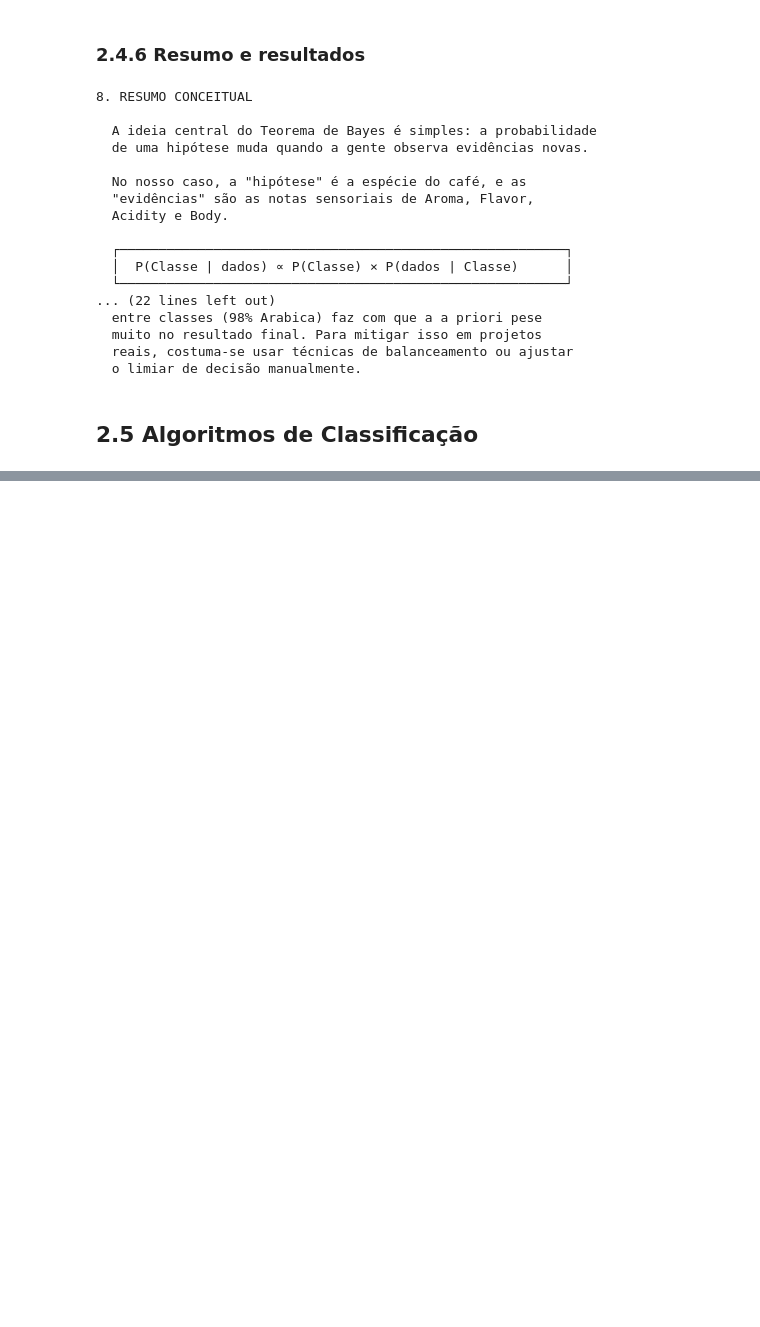
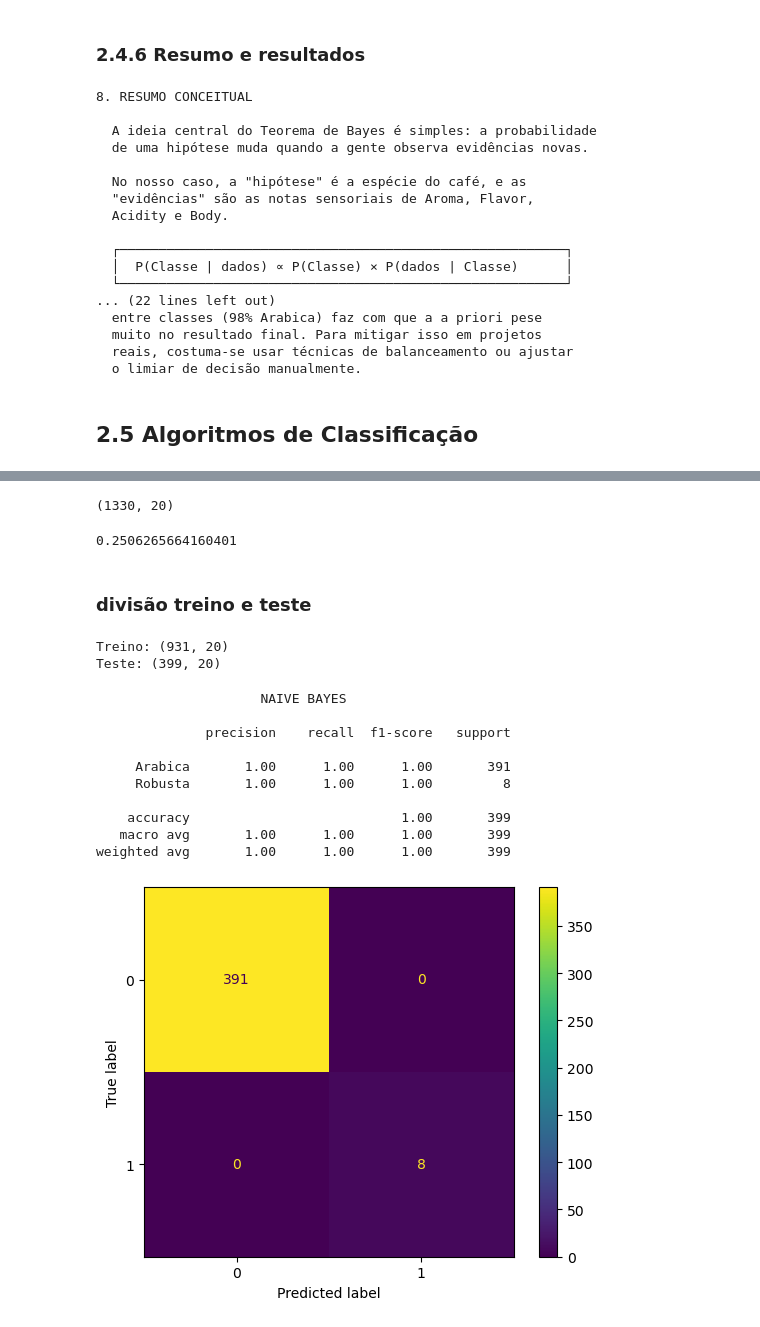
Before and after one commit to analiceajpinheiro/Super_Projeto_Cafe, a Jupyter notebook: analise.ipynb, the cells around one changed output, grey strips where cells are left out. Cells and saved outputs as stored; diff of their text form; code cells hidden in the pictures; blank space fills up the shorter version.

```diff
--- a/analise.ipynb
+++ b/analise.ipynb
@@ -671,0 +708,77 @@ print("""
+# %%
+X = df.drop("Species", axis=1)
+
+X = X.select_dtypes(include=np.number)
+
+y = df["Species"]
+
+print(X.shape)
+# %% [output]
+(1330, 20)
+# %%
+from sklearn.utils import shuffle
+
+y_random = shuffle(y, random_state=42)
+
+X_train, X_test, y_train, y_test = train_test_split(
+    X,
+    y_random,
+    test_size=0.3,
+    random_state=42,
+    stratify=y_random
+)
+
+nb = GaussianNB()
+nb.fit(X_train, y_train)
+
+print(nb.score(X_test, y_test))
+# %% [output]
+0.2506265664160401
+# %% [markdown]
+### divisão treino e teste
+# %%
+X_train, X_test, y_train, y_test = train_test_split(
+    X,
+    y,
+    test_size=0.30,
+    random_state=42,
+    stratify=y
+)
+
+print("Treino:", X_train.shape)
+print("Teste:", X_test.shape)
+# %% [output]
+Treino: (931, 20)
+Teste: (399, 20)
+# %%
+nb = GaussianNB()
+
+nb.fit(X_train, y_train)
+
+y_pred_nb = nb.predict(X_test)
+# %%
+print("\n")
+print("                     NAIVE BAYES\n")
+
+print(classification_report(y_test, y_pred_nb))
+
+cm = confusion_matrix(y_test, y_pred_nb)
+
+disp = ConfusionMatrixDisplay(cm)
+
+disp.plot()
+
+
+plt.show()
+# %% [output]
+                     NAIVE BAYES
+
+              precision    recall  f1-score   support
+
+     Arabica       1.00      1.00      1.00       391
+     Robusta       1.00      1.00      1.00         8
+
+    accuracy                           1.00       399
+   macro avg       1.00      1.00      1.00       399
+weighted avg       1.00      1.00      1.00       399
+[figure, added]
```
Also changed, not shown: parts of 10 cells of this notebook.
